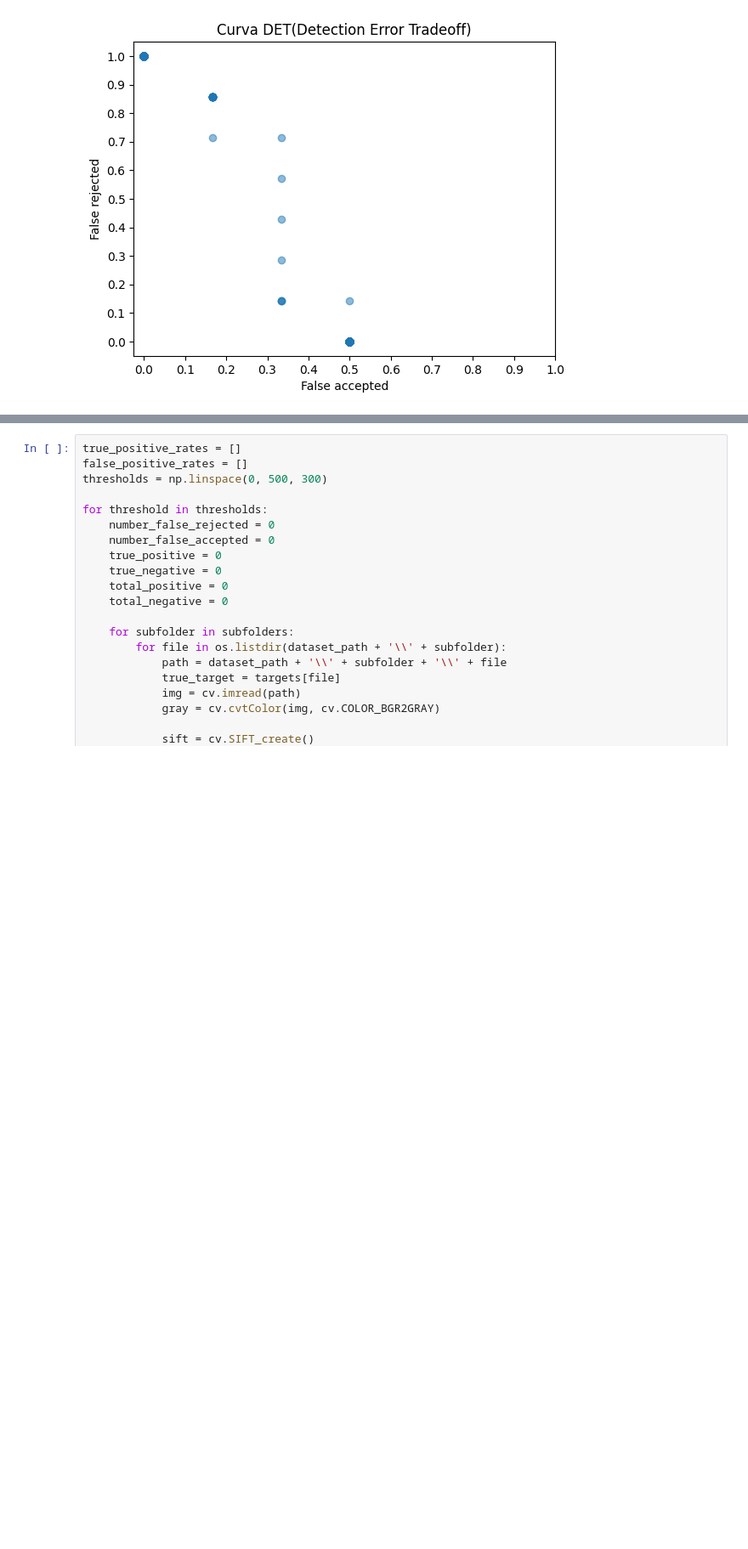
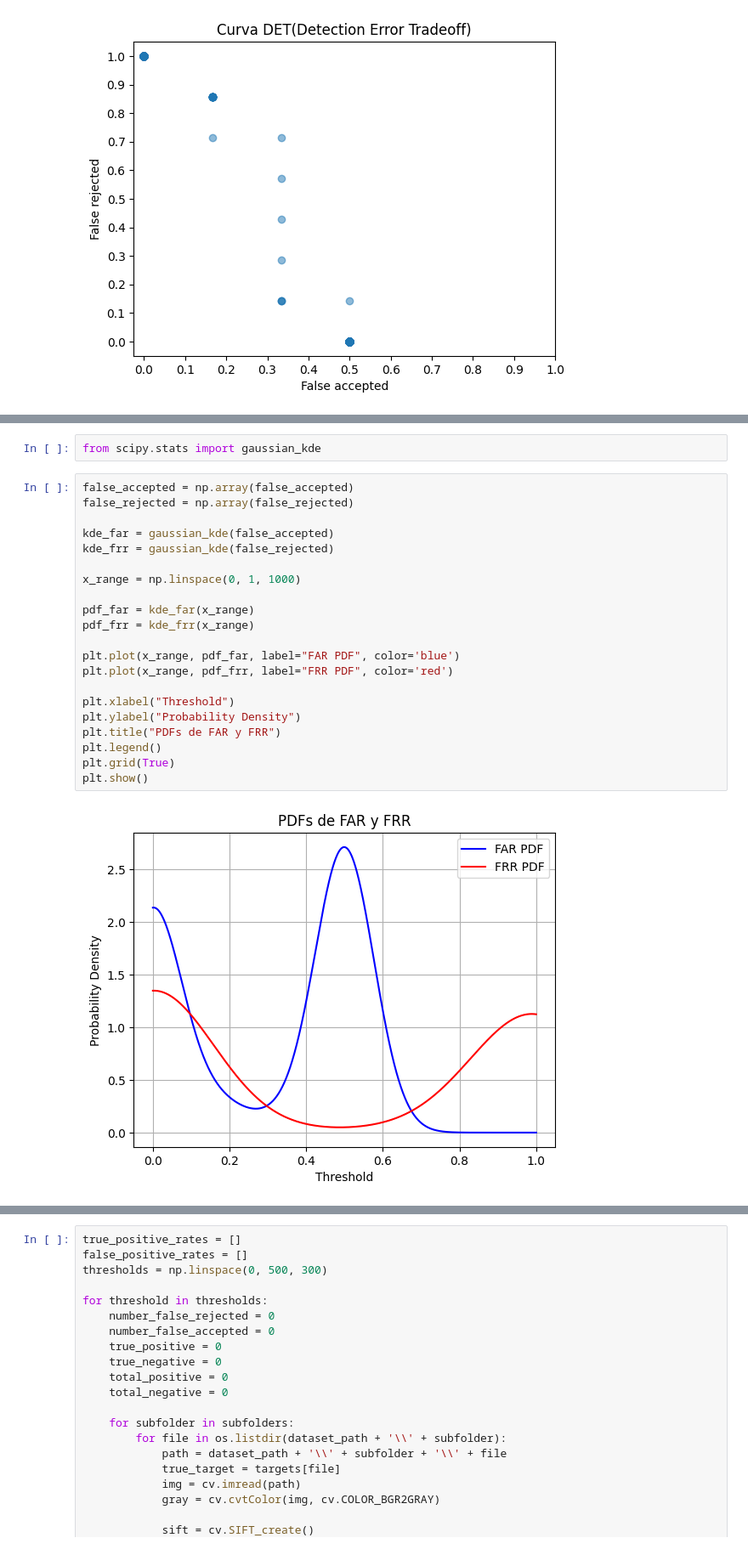
Before and after one commit to MediaMind-ULPGC/P06, a Jupyter notebook: Lee_base_datos.ipynb, the cells around one changed output, grey strips where cells are left out. Shown at 85% size. Saved outputs shown, nothing was run; the diff lists cells and outputs as text; blank space fills up the shorter version.

```diff
--- a/Lee_base_datos.ipynb
+++ b/Lee_base_datos.ipynb
@@ -213,0 +219,25 @@ Accuracy:  51.4 %
+# %%
+from scipy.stats import gaussian_kde
+# %%
+false_accepted = np.array(false_accepted)
+false_rejected = np.array(false_rejected)
+
+kde_far = gaussian_kde(false_accepted)
+kde_frr = gaussian_kde(false_rejected)
+
+x_range = np.linspace(0, 1, 1000)
+
+pdf_far = kde_far(x_range)
+pdf_frr = kde_frr(x_range)
+
+plt.plot(x_range, pdf_far, label="FAR PDF", color='blue')
+plt.plot(x_range, pdf_frr, label="FRR PDF", color='red')
+
+plt.xlabel("Threshold")
+plt.ylabel("Probability Density")
+plt.title("PDFs de FAR y FRR")
+plt.legend()
+plt.grid(True)
+plt.show()
+# %% [output]
+[figure, added]
```
Also changed, not shown: parts of 21 cells of this notebook.
